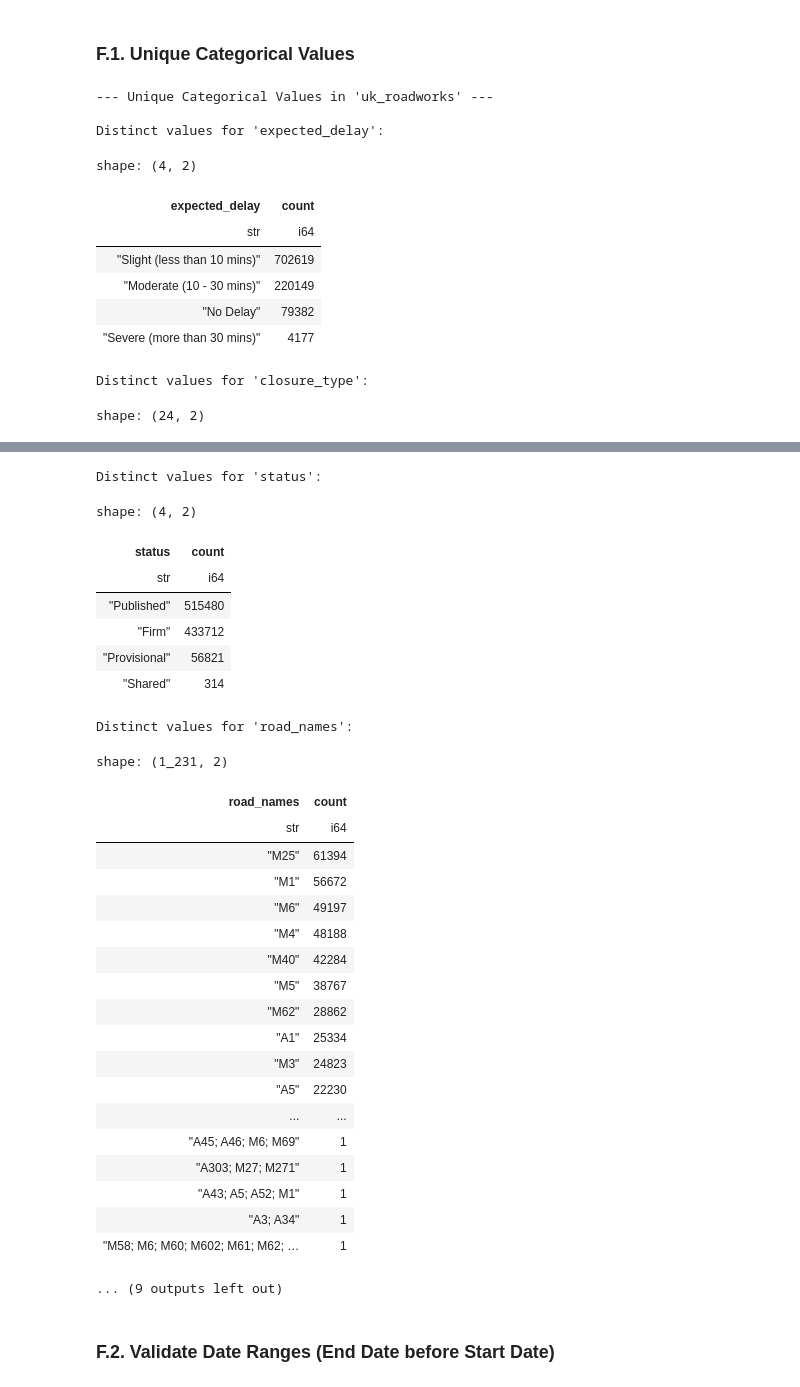
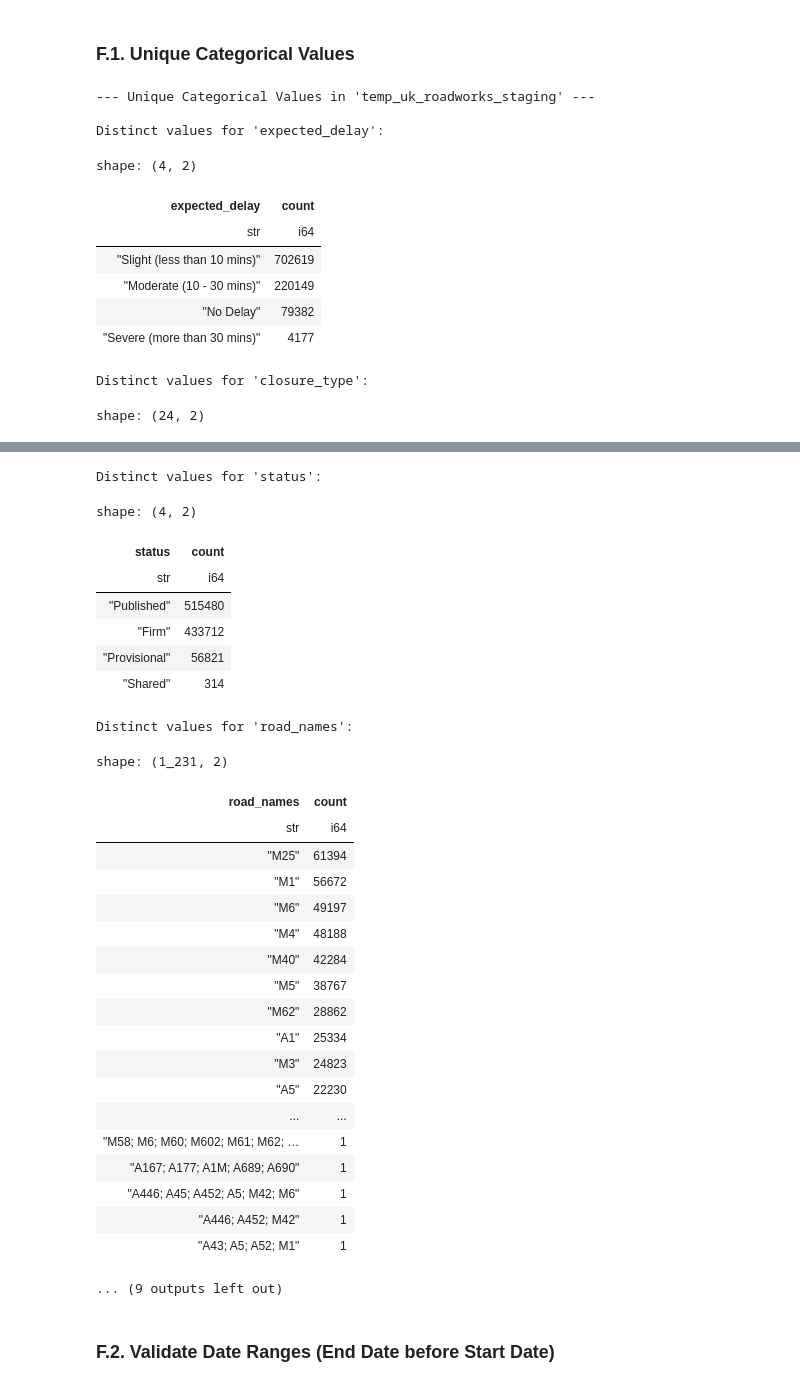
Before and after one commit to FlorisRX/UK_roadworks_XML_pipeline, a Jupyter notebook: XML-SQL_loader.ipynb, the cells around one changed output, grey strips where cells are left out. Drawn from its saved outputs; the diff is of its cells as text; code cells hidden in the pictures.

```diff
--- a/XML-SQL_loader.ipynb
+++ b/XML-SQL_loader.ipynb
@@ -597,11 +604,6 @@ Changes for unified table committed.
 ### F.1. Unique Categorical Values
 # %%
 pl.Config.set_tbl_rows(20)
-
-# (Re-)open the connection
-if con:
-    con.close()
-con = duckdb.connect(database=DUCKDB_FILE, read_only=False)
 
 # Define common placeholders for checking original string values
 PLACEHOLDERS_STRINGS = ["", "none", "n/a", "null", "unknown"]
@@ -616,12 +618,12 @@ categorical_columns_unified = [
     'traffic_management_type',
     'data_source_format'
 ]
-print(f"\n--- Unique Categorical Values in '{UNIFIED_TABLE_NAME}' ---")
+print(f"\n--- Unique Categorical Values in '{TEMP_UNIFIED_TABLE_NAME}' ---")
 for col in categorical_columns_unified:
     print(f"\nDistinct values for '{col}':")
     query = f"""
         SELECT "{col}", COUNT(*) as count
-        FROM "{UNIFIED_TABLE_NAME}"
+        FROM "{TEMP_UNIFIED_TABLE_NAME}"
         GROUP BY "{col}"
         ORDER BY count DESC;
     """
@@ -631,7 +633,7 @@ for col in categorical_columns_unified:
     else:
         print(f"Could not retrieve distinct values for '{col}'.")
 # %% [output]
---- Unique Categorical Values in 'uk_roadworks' ---
+--- Unique Categorical Values in 'temp_uk_roadworks_staging' ---
 
 Distinct values for 'expected_delay':
 shape: (4, 2)
@@ -657,38 +659,38 @@ shape: (24, 2)
 | "Ad-hoc Street/Road Works" | 14393 |
 | ... | ... |
 | "Emergency and urgent Street/Ro… | 1636 |
 | "Embargo" | 1626 |
 | "Emergency National Technology … | 1351 |
 | "Short Stop Activities" | 558 |
 | "Traffic Incidents" | 328 |
 Distinct values for 'status':
 shape: (4, 2)
 | status | count |
 | str | i64 |
 | "Published" | 515480 |
 | "Firm" | 433712 |
 | "Provisional" | 56821 |
 | "Shared" | 314 |
 Distinct values for 'road_names':
 shape: (1_231, 2)
 | road_names | count |
 | str | i64 |
 | "M25" | 61394 |
 | "M1" | 56672 |
 | "M6" | 49197 |
 | "M4" | 48188 |
 | "M40" | 42284 |
 | "M5" | 38767 |
 | "M62" | 28862 |
 | "A1" | 25334 |
 | "M3" | 24823 |
 | "A5" | 22230 |
 | ... | ... |
-| "A45; A46; M6; M69" | 1 |
-| "A303; M27; M271" | 1 |
+| "M58; M6; M60; M602; M61; M62; … | 1 |
+| "A167; A177; A1M; A689; A690" | 1 |
+| "A446; A45; A452; A5; M42; M6" | 1 |
+| "A446; A452; M42" | 1 |
 | "A43; A5; A52; M1" | 1 |
-| "A3; A34" | 1 |
-| "M58; M6; M60; M602; M61; M62; … | 1 |
 ... (9 outputs left out)
 # %% [markdown]
 ### F.2. Validate Date Ranges (End Date before Start Date)
```
Also changed, not shown: parts of 21 cells of this notebook.
